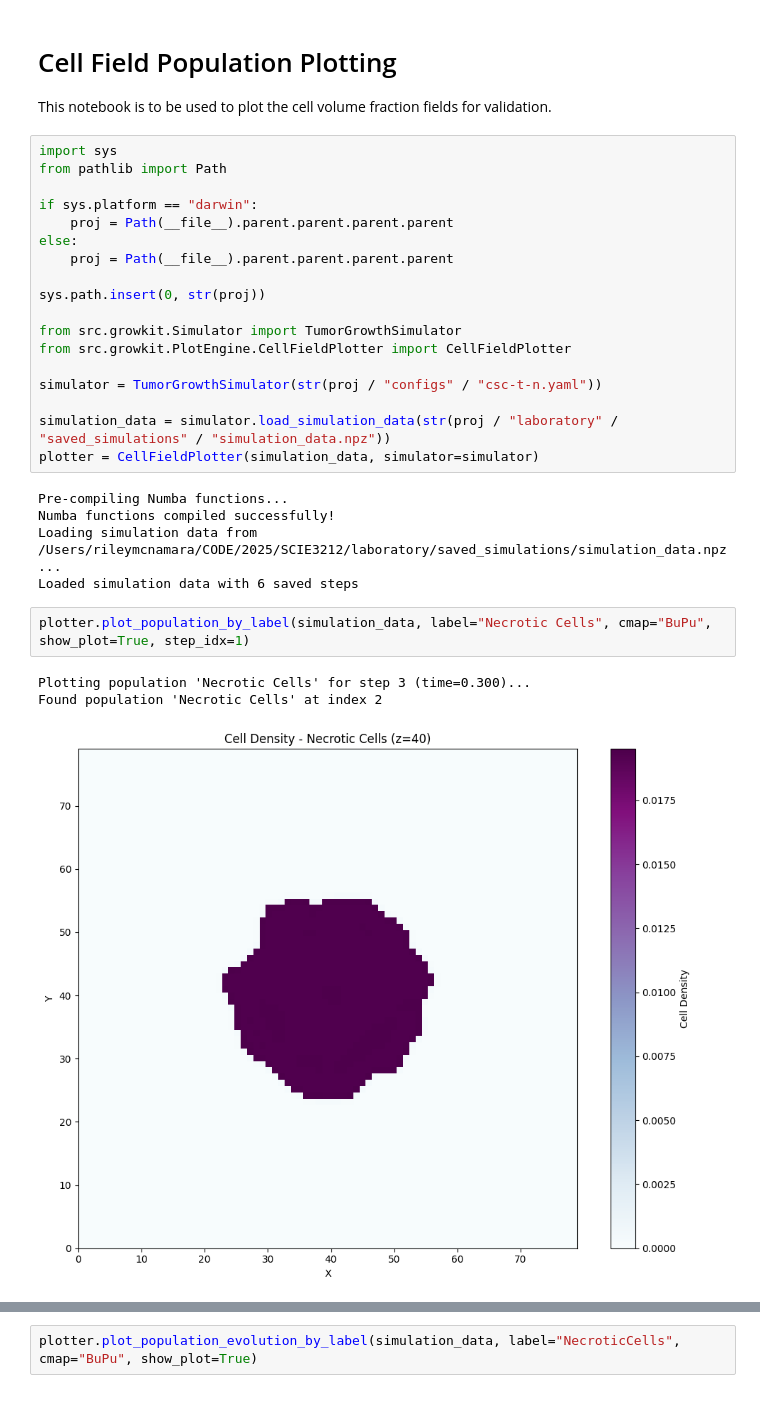
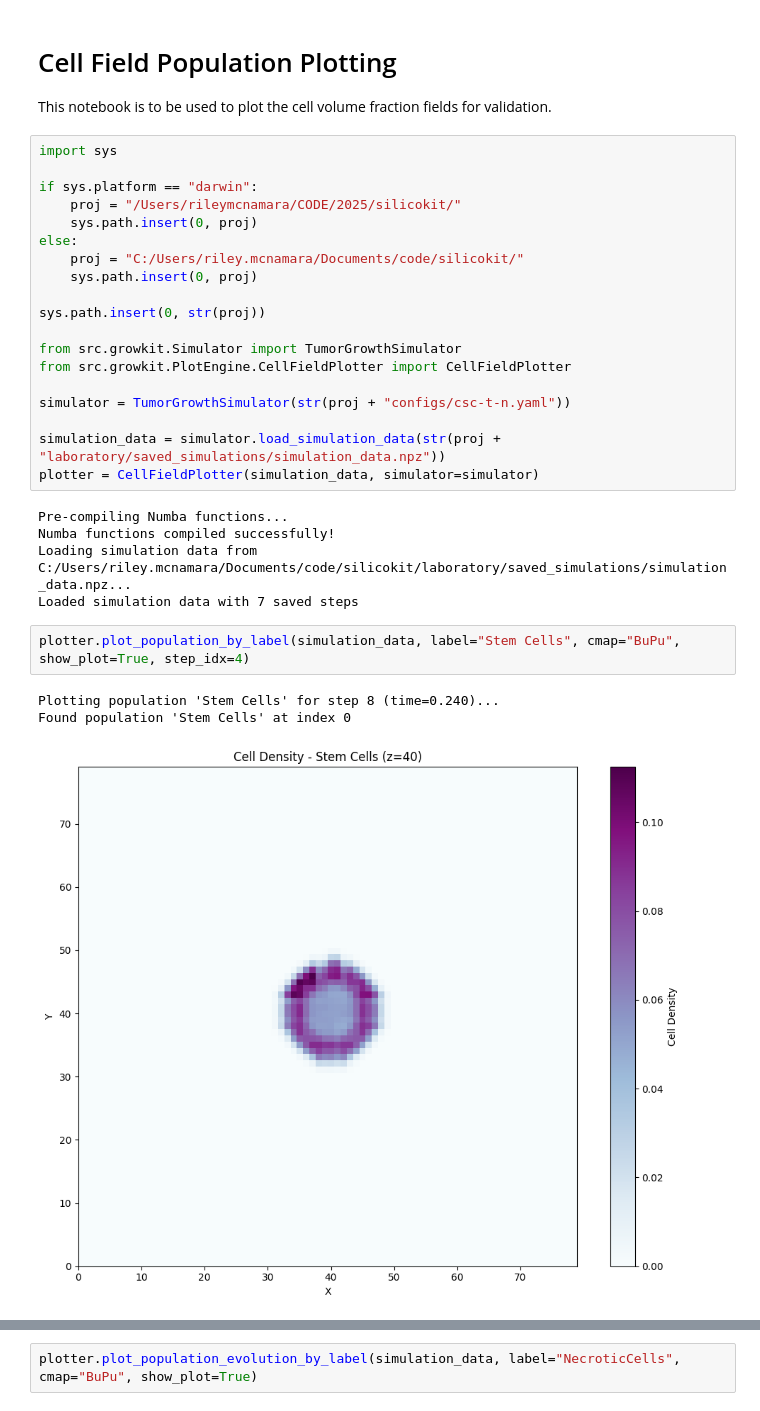
Before and after one commit to rmcnamara101/SCIE3212, a Jupyter notebook: laboratory/cell_fields/cell_fields_validation.ipynb, the cells around one changed output, grey strips where cells are left out. Drawn from its saved outputs; the diff is of its cells as text.

```diff
--- a/laboratory/cell_fields/cell_fields_validation.ipynb
+++ b/laboratory/cell_fields/cell_fields_validation.ipynb
@@ -4,33 +4,34 @@
 This notebook is to be used to plot the cell volume fraction fields for validation.
 # %%
 import sys
-from pathlib import Path
 
 if sys.platform == "darwin":
-    proj = Path(__file__).parent.parent.parent.parent
+    proj = "/Users/rileymcnamara/CODE/2025/silicokit/"
+    sys.path.insert(0, proj)
 else:
-    proj = Path(__file__).parent.parent.parent.parent
+    proj = "C:/Users/riley.mcnamara/Documents/code/silicokit/"
+    sys.path.insert(0, proj)
 
 sys.path.insert(0, str(proj))
 
 from src.growkit.Simulator import TumorGrowthSimulator
 from src.growkit.PlotEngine.CellFieldPlotter import CellFieldPlotter
 
-simulator = TumorGrowthSimulator(str(proj / "configs" / "csc-t-n.yaml"))
+simulator = TumorGrowthSimulator(str(proj + "configs/csc-t-n.yaml"))
 
-simulation_data = simulator.load_simulation_data(str(proj / "laboratory" / "saved_simulations" / "simulation_data.npz"))
+simulation_data = simulator.load_simulation_data(str(proj + "laboratory/saved_simulations/simulation_data.npz"))
 plotter = CellFieldPlotter(simulation_data, simulator=simulator)
 # %% [output]
 Pre-compiling Numba functions...
 Numba functions compiled successfully!
-Loading simulation data from /Users/rileymcnamara/CODE/2025/SCIE3212/laboratory/saved_simulations/simulation_data.npz...
-Loaded simulation data with 6 saved steps
+Loading simulation data from C:/Users/riley.mcnamara/Documents/code/silicokit/laboratory/saved_simulations/simulation_data.npz...
+Loaded simulation data with 7 saved steps
 # %%
-plotter.plot_population_by_label(simulation_data, label="Necrotic Cells", cmap="BuPu", show_plot=True, step_idx=1)
+plotter.plot_population_by_label(simulation_data, label="Stem Cells", cmap="BuPu", show_plot=True, step_idx=4)
 # %% [output]
-Plotting population 'Necrotic Cells' for step 3 (time=0.300)...
-Found population 'Necrotic Cells' at index 2
+Plotting population 'Stem Cells' for step 8 (time=0.240)...
+Found population 'Stem Cells' at index 0
-[figure, old version]
+[figure, new version]
 # %%
 plotter.plot_population_evolution_by_label(simulation_data, label="Tumour Cells", cmap="BuPu", show_plot=True)
 # %% [output]
```
Also changed, not shown: parts of 3 cells of this notebook, 6 other files.
